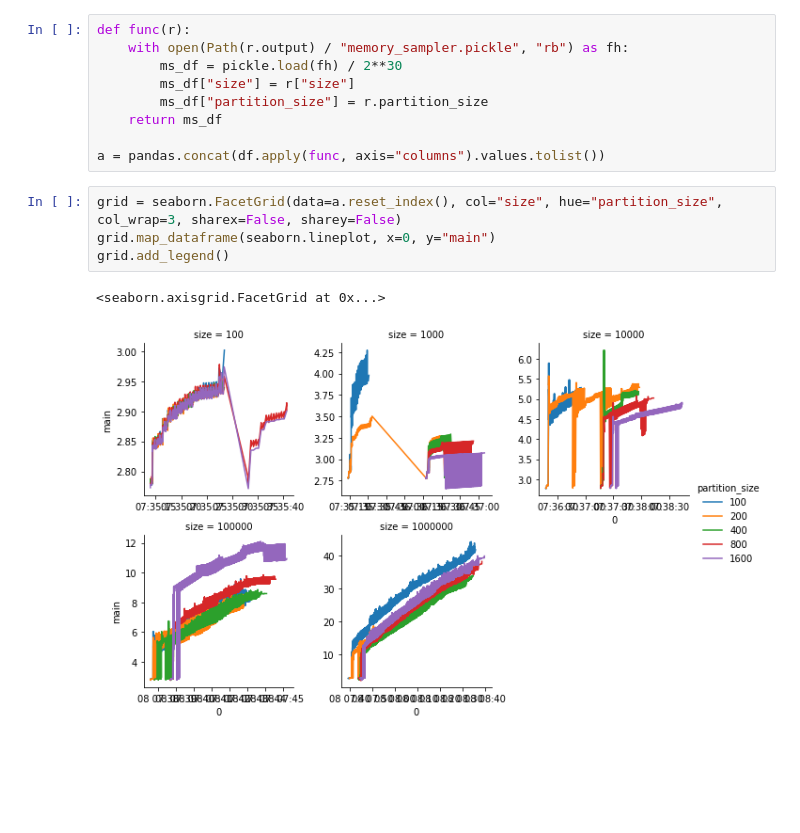
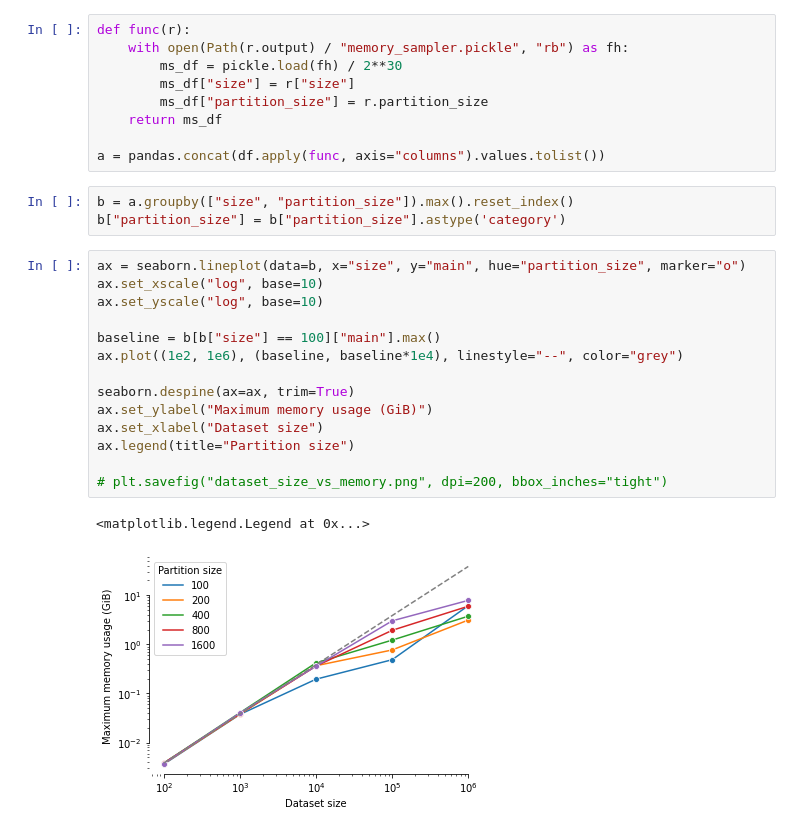
Before and after one commit to ScalableCytometryImageProcessing/benchmark, a Jupyter notebook: benchmark_results.ipynb, the cells around one changed output. Saved outputs shown, nothing was run; the diff lists cells and outputs as text; blank space fills up the shorter version.

Commit message:
Add memory usage graph

```diff
--- a/benchmark_results.ipynb
+++ b/benchmark_results.ipynb
@@ -313,10 +313,23 @@ def func(r):
     return ms_df
 
 a = pandas.concat(df.apply(func, axis="columns").values.tolist())
-# %%
-grid = seaborn.FacetGrid(data=a.reset_index(), col="size", hue="partition_size", col_wrap=3, sharex=False, sharey=False)
-grid.map_dataframe(seaborn.lineplot, x=0, y="main")
-grid.add_legend()
-# %% [output]
-<seaborn.axisgrid.FacetGrid at 0x...>
-[figure, removed]
+# %%
+b = a.groupby(["size", "partition_size"]).max().reset_index()
+b["partition_size"] = b["partition_size"].astype('category')
+# %%
+ax = seaborn.lineplot(data=b, x="size", y="main", hue="partition_size", marker="o")
+ax.set_xscale("log", base=10)
+ax.set_yscale("log", base=10)
+
+baseline = b[b["size"] == 100]["main"].max()
+ax.plot((1e2, 1e6), (baseline, baseline*1e4), linestyle="--", color="grey")
+
+seaborn.despine(ax=ax, trim=True)
+ax.set_ylabel("Maximum memory usage (GiB)")
+ax.set_xlabel("Dataset size")
+ax.legend(title="Partition size")
+
+# plt.savefig("dataset_size_vs_memory.png", dpi=200, bbox_inches="tight")
+# %% [output]
+<matplotlib.legend.Legend at 0x...>
+[figure, added]
```
Also changed, not shown: 1 other file.
